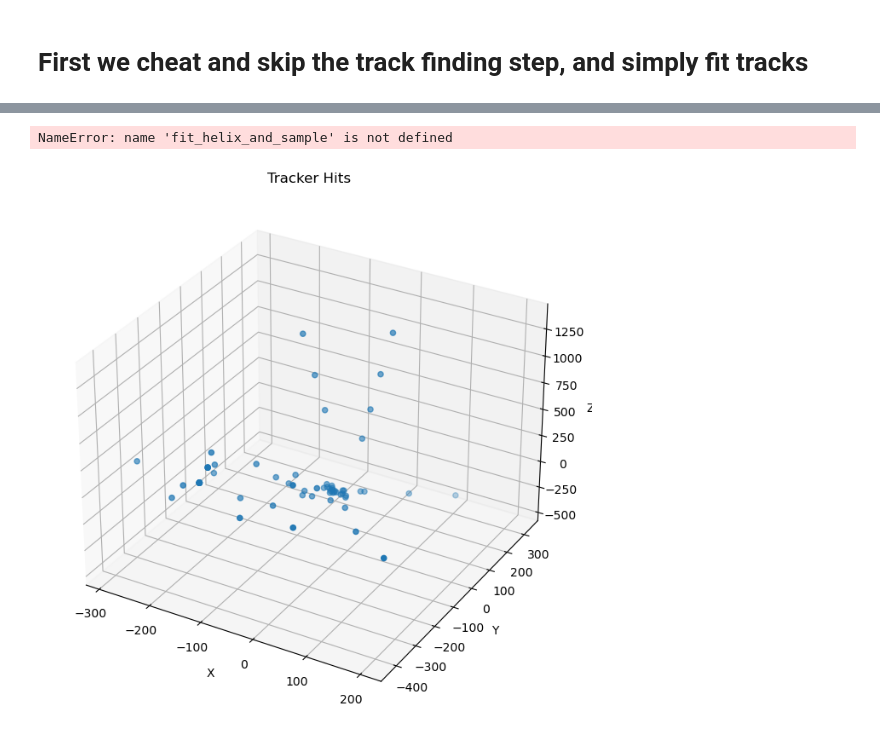
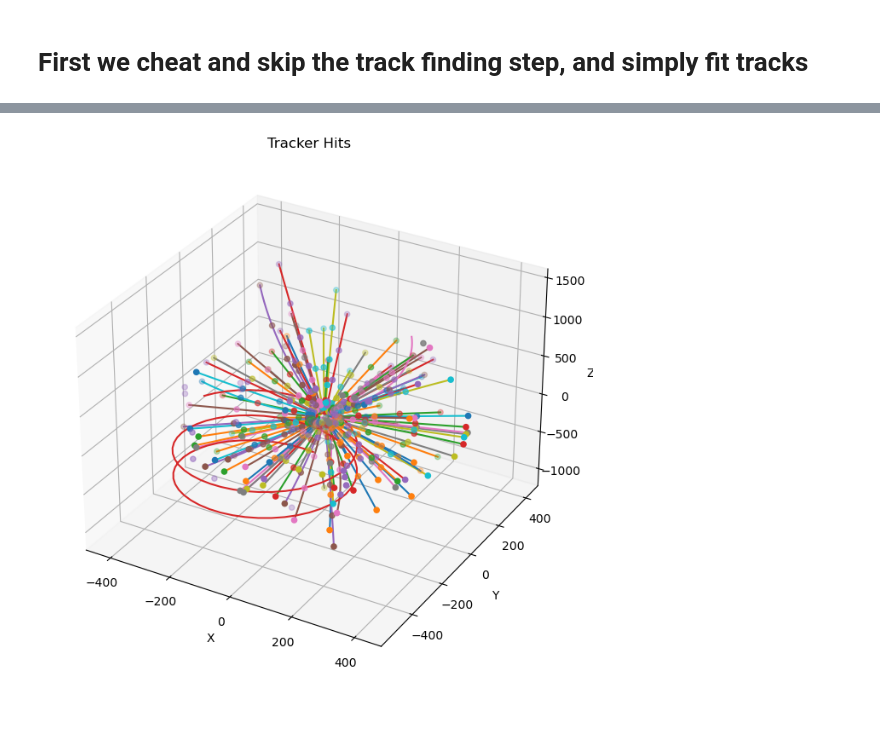
Before and after one commit to P4GAN/B8_Project, a Jupyter notebook: Analysis/TrackAnalysis.ipynb, the cells around one changed output, grey strips where cells are left out. Cells and saved outputs as stored; diff of their text form; code cells hidden in the pictures.

Commit message:
Tracking performance plots

```diff
--- a/Analysis/TrackAnalysis.ipynb
+++ b/Analysis/TrackAnalysis.ipynb
@@ -5,4 +6,4 @@ import matplotlib.pyplot as plt
 import pandas as pd
 import ROOT
 # %%
-file = ROOT.TFile.Open("../DetectorSimulation/output/run_20260207205200.110647_t6.root")
+file = ROOT.TFile.Open("../DetectorSimulation/output.root")
@@ -112,6 +85,6 @@ plt.show()
 # %% [markdown]
 # First we cheat and skip the track finding step, and simply fit tracks
 # %%
-for track in trackHits:
-    print(f"Track ID: {track}, Number of hits: {len(trackHits[track])}")
+for event in trackHits:
+    print(f"Event ID: {event}, Number of hits: {len(trackHits[event])}")
 # %% [output]
@@ -192,45 +156,46 @@ def fit_helix(x, y, z, Bz=1.0, straight_thresh_R=1e6):
+# %%
+c = 299792458
+q_e = 1.602176634e-19
+
+def momentum_and_DCA_from_helix(xc, yc, R, tanl, B, sign):
+    R = R * 1e-3 # Convert from mm to m
+    q = sign * q_e
+    pT = q * B * R
+    pz = pT * tanl
+    p = np.sqrt(pT**2 + pz**2)
+    p_MeV = p * c / (1e6 * q_e)  # Convert to MeV/c
+    DCA = np.abs(np.sqrt(xc ** 2 + yc ** 2) - R * 1e3) # DCA in mm
+    return p_MeV, DCA
 # %%
-import numpy as np
-from mpl_toolkits.mplot3d import Axes3D
-
-num_hits = hits.GetEntries()
-
-x = np.zeros(num_hits)
-y = np.zeros(num_hits)
-z = np.zeros(num_hits)
-
-trackHits = {}
-
-for i in range(num_hits):
-    hits.GetEntry(i)
-    x[i] = hits.PositionX
-    y[i] = hits.PositionY
-    z[i] = hits.PositionZ
-    trackID = hits.TrackID
-    if trackID not in trackHits:
-        trackHits[trackID] = []
-    trackHits[trackID].append((hits.PositionX, hits.PositionY, hits.PositionZ))
+reconstructedMomentaAndDCA = {}
 
 fig = plt.figure(figsize=(10, 8))
 ax = fig.add_subplot(111, projection='3d')
 
 ax.set_xlabel('X')
 ax.set_ylabel('Y')
 ax.set_zlabel('Z')
 ax.set_title('Tracker Hits')
 
-for trackID, track in trackHits.items():
+B = 1.7
+
+for eventID, track in trackHits.items():
     ax.scatter(x, y, z)
     if len(track) < 2:
         continue
     x, y, z = zip(*track)
     x = np.array(x)
     y = np.array(y)
     z = np.array(z)
-    helix_pts, params = fit_helix_and_sample(x, y, z, Bz=1.7)
-    ax.plot(helix_pts[:,0], helix_pts[:,1], helix_pts[:,2])
+    xc, yc, R, tanl, z0, phi, sign = fit_helix(x, y, z)
+
+    reconstructedMomentaAndDCA[eventID] = momentum_and_DCA_from_helix(xc, yc, R, tanl, B, sign)
+
+    phi0 = phi[0]
+    sample_phi = np.linspace(phi.min(), phi.max(), 100)
+    helix_pts = helix(sample_phi, xc, yc, R, tanl, z0, phi0)
+    ax.plot(helix_pts[0], helix_pts[1], helix_pts[2])
 
 plt.show()
 # %% [output]
-NameError: name 'fit_helix_and_sample' is not defined
-[figure, old version]
+[figure, new version]
```
Also changed, not shown: parts of 11 cells of this notebook, 16 other files.
